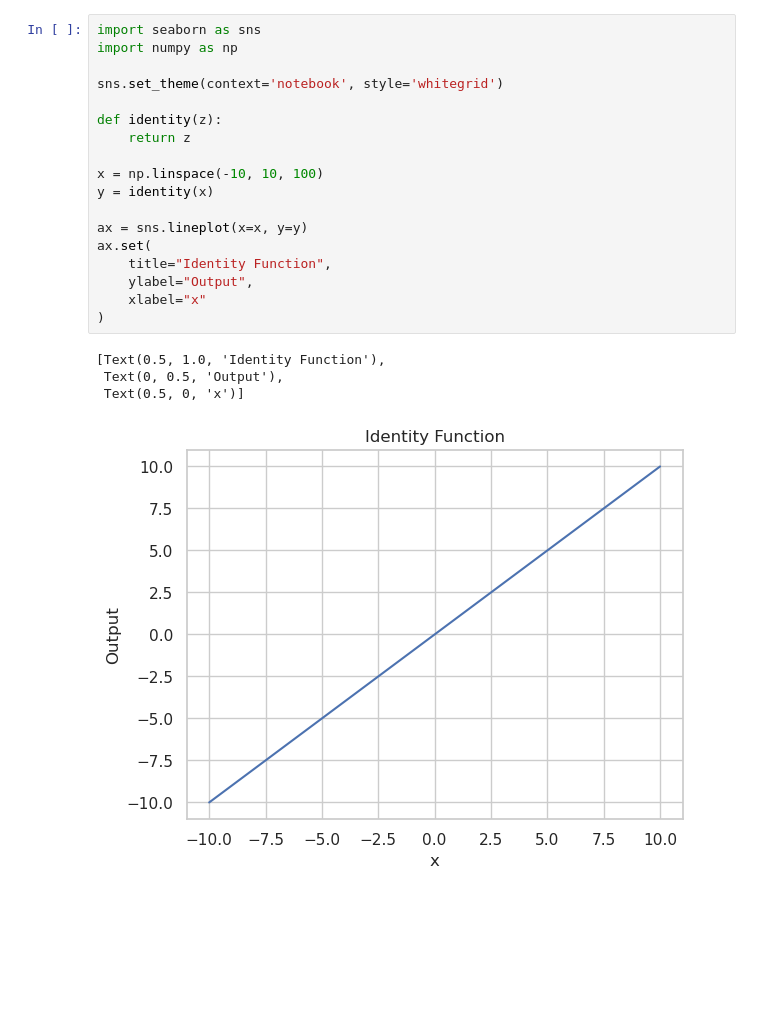
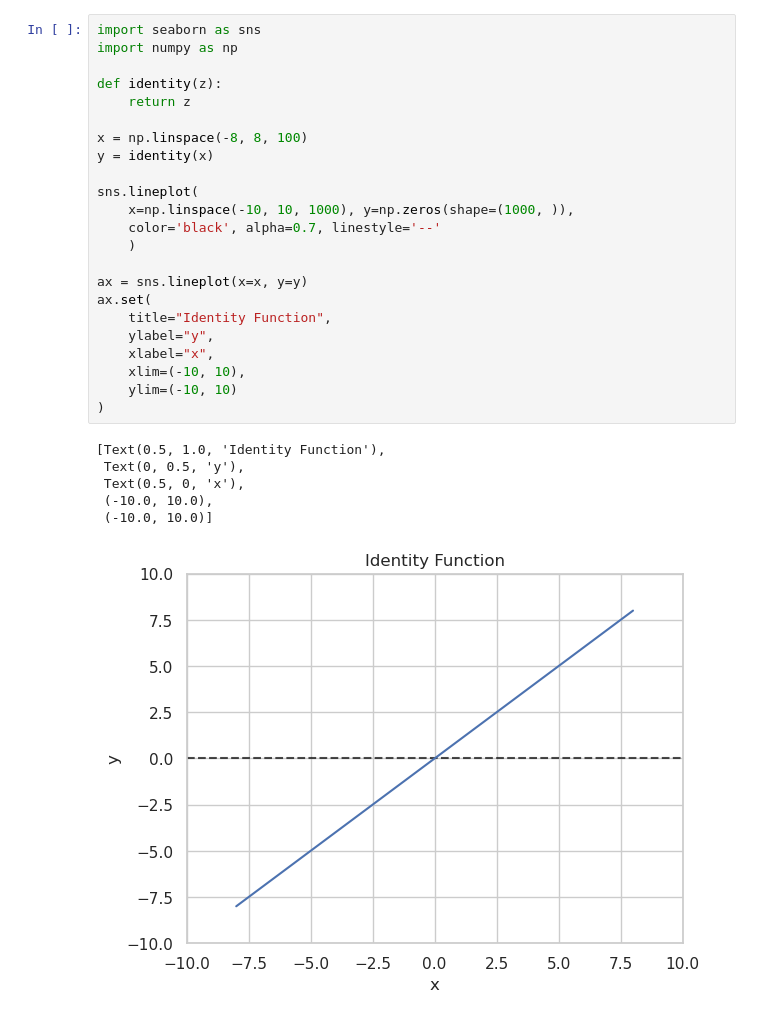
Before and after one commit to Erfan-Taherirani/Personal_ML_Notes, a Jupyter notebook: artificial_neural_networks/core_concepts/activation_functions.ipynb, the cells around one changed output. Cells and saved outputs as stored; diff of their text form; blank space fills up the shorter version.

```diff
--- a/artificial_neural_networks/core_concepts/activation_functions.ipynb
+++ b/artificial_neural_networks/core_concepts/activation_functions.ipynb
@@ -21,23 +187,30 @@ Activation Functions:
 # %%
 import seaborn as sns
 import numpy as np
 
-sns.set_theme(context='notebook', style='whitegrid')
-
 def identity(z):
 	return z
 
-x = np.linspace(-10, 10, 100)
+x = np.linspace(-8, 8, 100)
 y = identity(x)
+
+sns.lineplot(
+    x=np.linspace(-10, 10, 1000), y=np.zeros(shape=(1000, )),
+    color='black', alpha=0.7, linestyle='--'
+    )
 
 ax = sns.lineplot(x=x, y=y)
 ax.set(
 	title="Identity Function",
-	ylabel="Output",
-	xlabel="x"
+	ylabel="y",
+	xlabel="x",
+	xlim=(-10, 10),
+	ylim=(-10, 10)
 )
 # %% [output]
 [Text(0.5, 1.0, 'Identity Function'),
- Text(0, 0.5, 'Output'),
- Text(0.5, 0, 'x')]
+ Text(0, 0.5, 'y'),
+ Text(0.5, 0, 'x'),
+ (-10.0, 10.0),
+ (-10.0, 10.0)]
-[figure, old version]
+[figure, new version]
```
Also changed, not shown: parts of 10 cells of this notebook, 8 other files.
